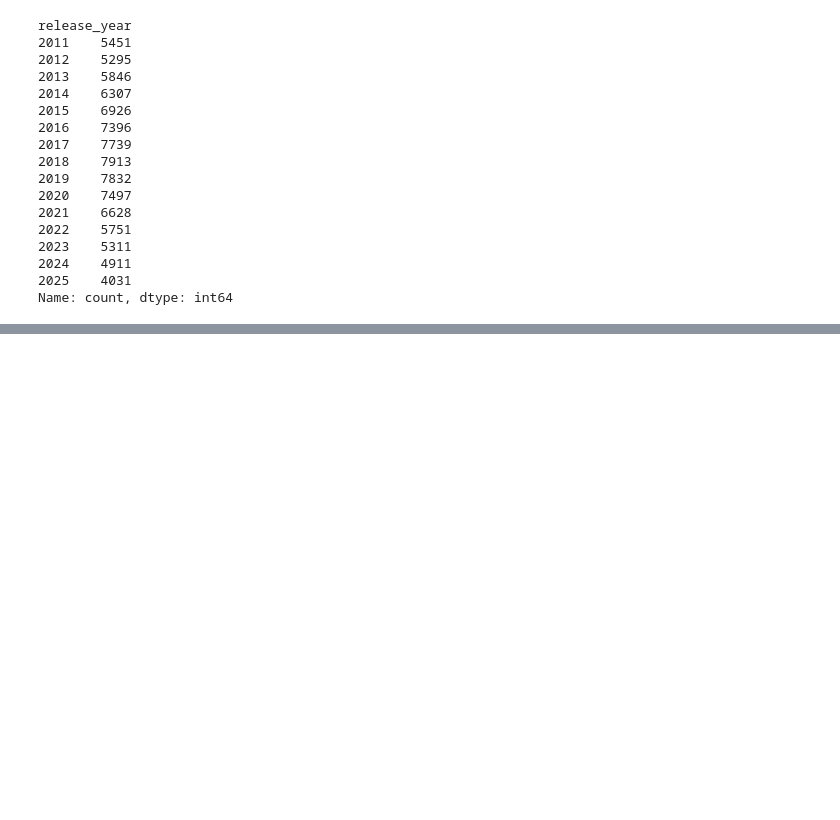
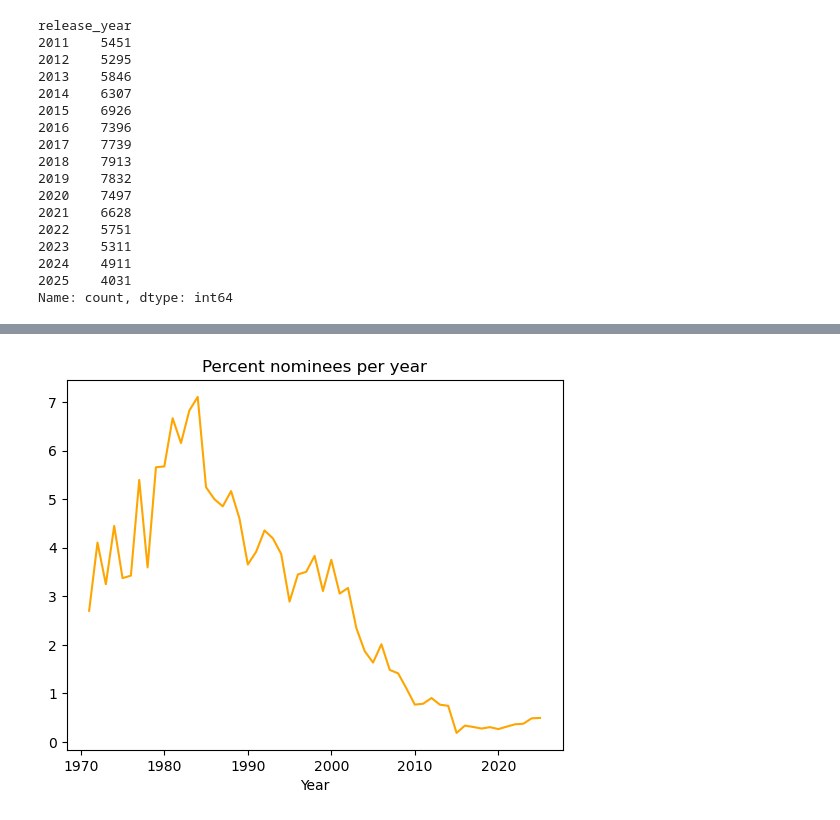
Before and after one commit to Erdos-Projects/summer26-nomination-worthy-books, a Jupyter notebook: CLEAN-REPO/exploratory-data-analysis/data_visualization.ipynb, the cells around one changed output, grey strips where cells are left out. Saved outputs shown, nothing was run; the diff lists cells and outputs as text; code cells hidden in the pictures; blank space fills up the shorter version.

```diff
--- a/CLEAN-REPO/exploratory-data-analysis/data_visualization.ipynb
+++ b/CLEAN-REPO/exploratory-data-analysis/data_visualization.ipynb
@@ -56,0 +71,7 @@ plt.show()
+# %%
+plt.plot((nominees_per_year / books_per_year) * 100, color='orange', label='Percent nominees')
+plt.xlabel('Year')
+plt.title('Percent nominees per year')
+plt.show()
+# %% [output]
+[figure, added]
```
Also changed, not shown: parts of 4 cells of this notebook, 2 other files.
